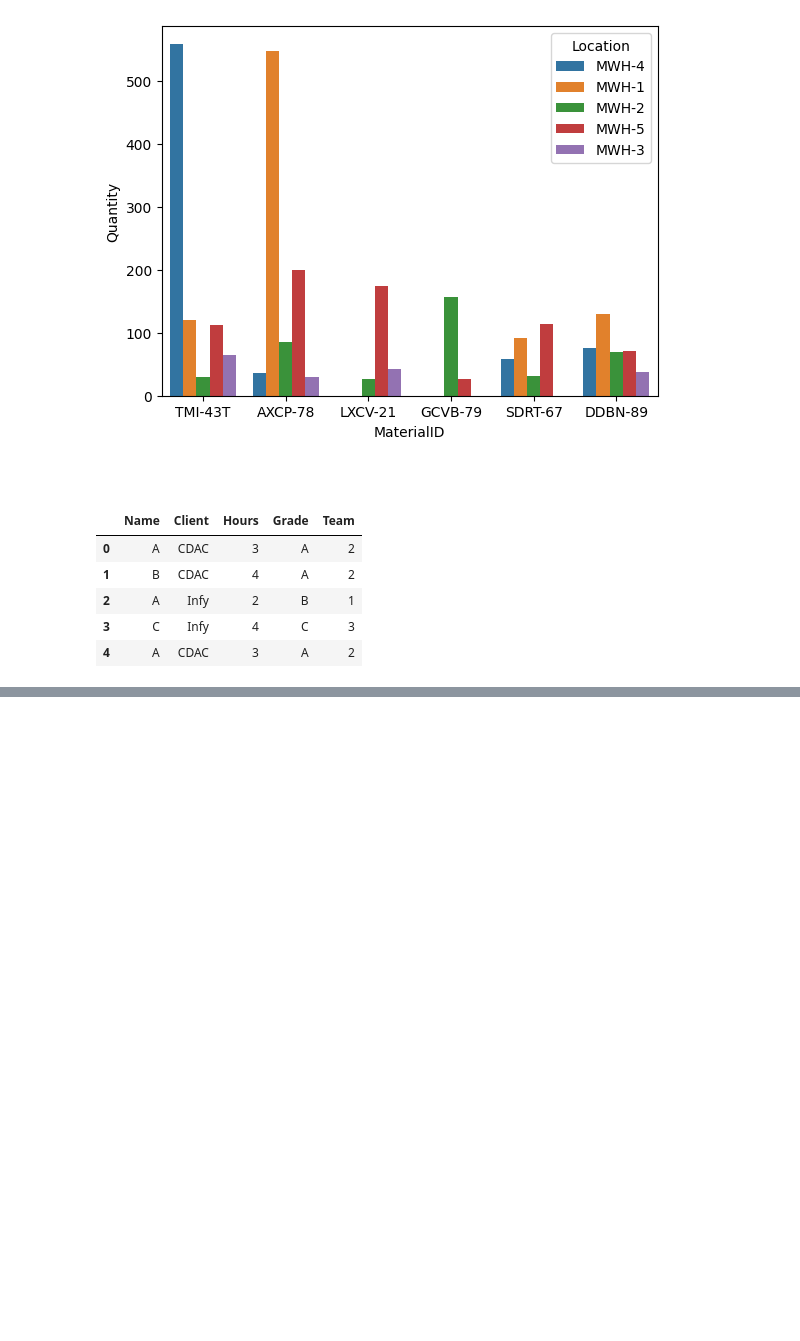
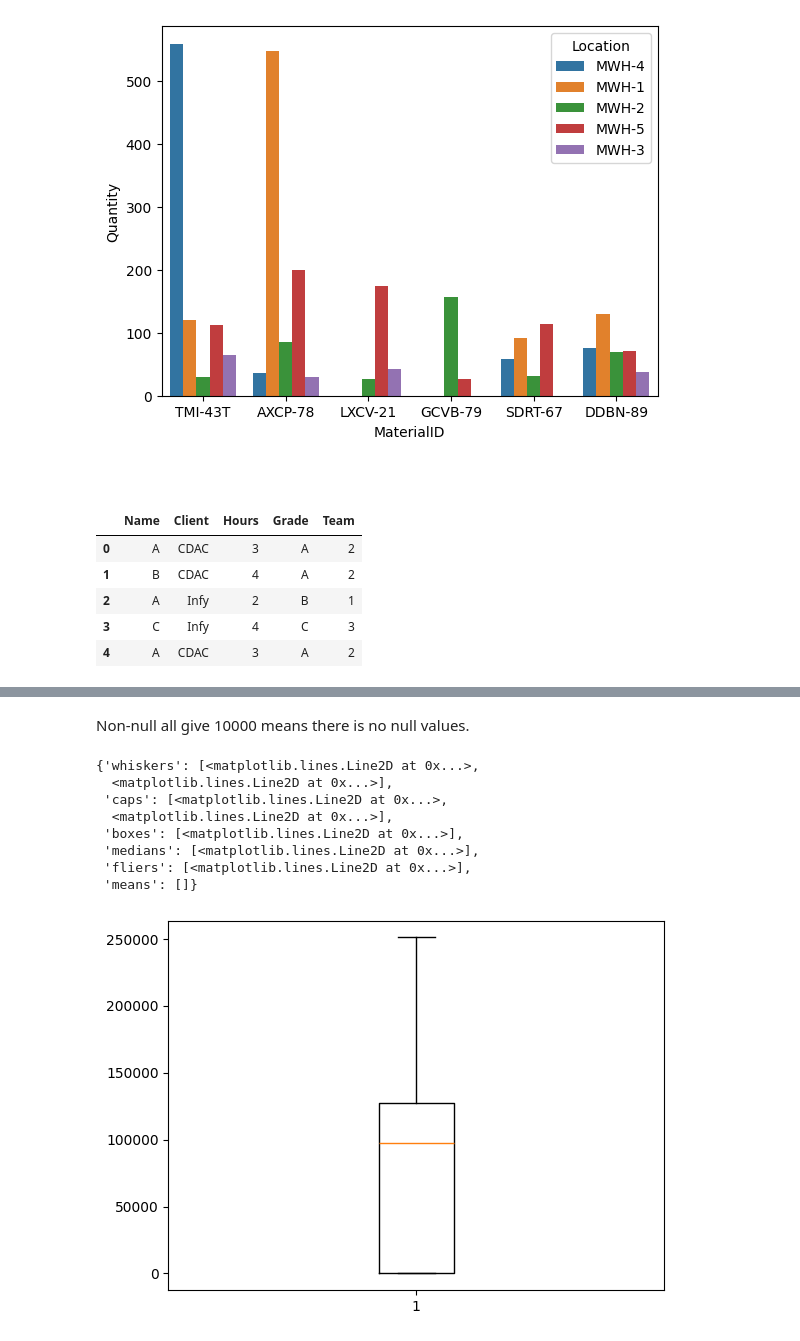
Before and after one commit to devdatta1429/BDA_Assignments, a Jupyter notebook: Stats/Day_8_stats_26_05.ipynb, the cells around one changed output, grey strips where cells are left out. Cells and saved outputs as stored; diff of their text form; code cells hidden in the pictures; blank space fills up the shorter version.

```diff
--- a/Stats/Day_8_stats_26_05.ipynb
+++ b/Stats/Day_8_stats_26_05.ipynb
@@ -212,0 +221,3 @@ df.head()
+# %%
+df = pd.read_csv('/content/drive/MyDrive/6-Churn_ModellingDataSet.csv')
+df.head()
@@ -212,0 +231,2 @@ df.head()
+# %%
+df = df.drop(['RowNumber' , 'CustomerId' , 'Surname'] , axis= 1)
@@ -212,0 +254,14 @@ df.head()
+# %% [markdown]
+Non-null all give 10000 means there is no null values.
+# %%
+plt.boxplot(df.Balance)
+# %% [output]
+{'whiskers': [<matplotlib.lines.Line2D at 0x...>,
+  <matplotlib.lines.Line2D at 0x...>],
+ 'caps': [<matplotlib.lines.Line2D at 0x...>,
+  <matplotlib.lines.Line2D at 0x...>],
+ 'boxes': [<matplotlib.lines.Line2D at 0x...>],
+ 'medians': [<matplotlib.lines.Line2D at 0x...>],
+ 'fliers': [<matplotlib.lines.Line2D at 0x...>],
+ 'means': []}
+[figure, added]
```
Also changed, not shown: parts of 19 cells of this notebook.
